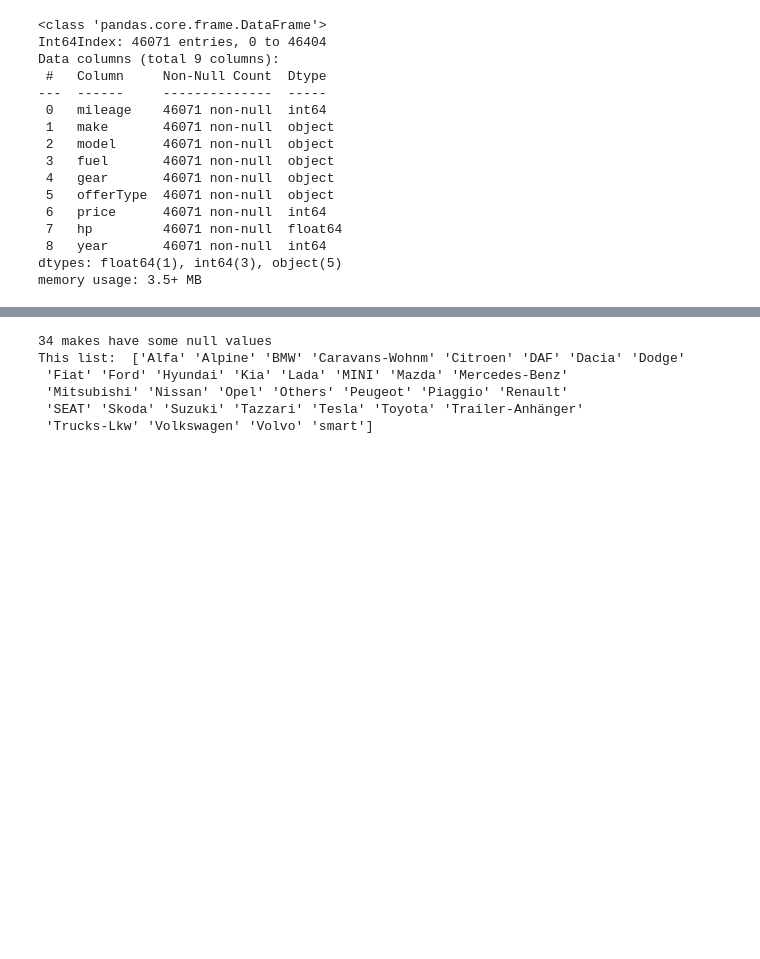
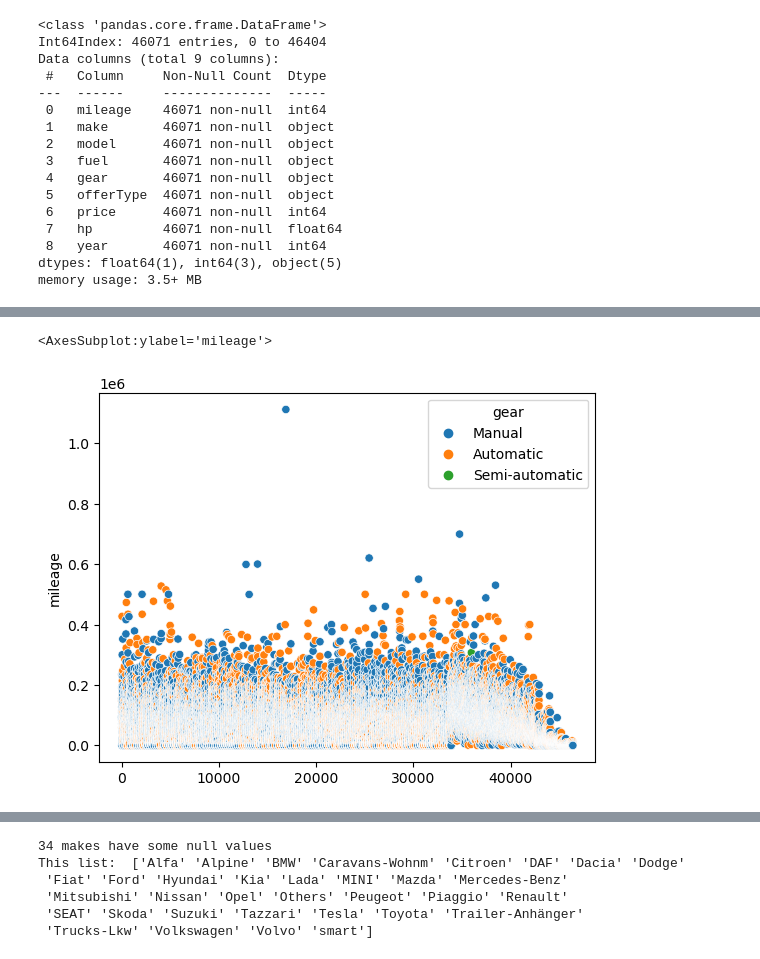
Before and after one commit to harrizazham98/DataScienceProj, a Jupyter notebook: 005_CarPurchase/eda.ipynb, the cells around one changed output, grey strips where cells are left out. Cells and saved outputs as stored; diff of their text form; code cells hidden in the pictures; blank space fills up the shorter version.

```diff
--- a/005_CarPurchase/eda.ipynb
+++ b/005_CarPurchase/eda.ipynb
@@ -79,0 +86,5 @@ data.describe()
+# %%
+sns.scatterplot(x=data.index, y = data["mileage"], hue = data["gear"])
+# %% [output]
+<AxesSubplot:ylabel='mileage'>
+[figure, added]
```
Also changed, not shown: parts of 11 cells of this notebook.
